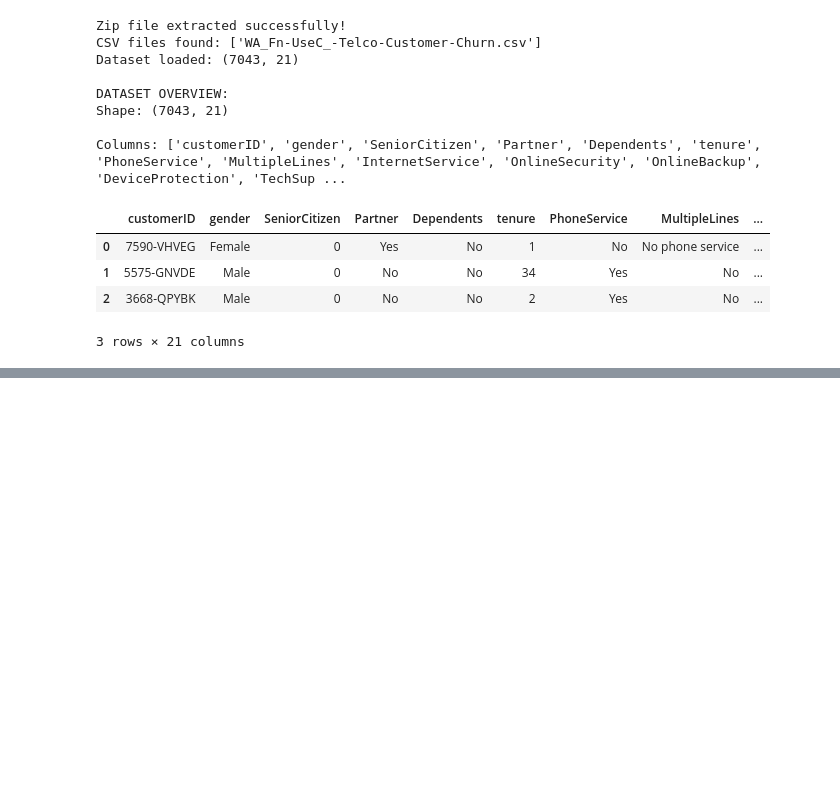
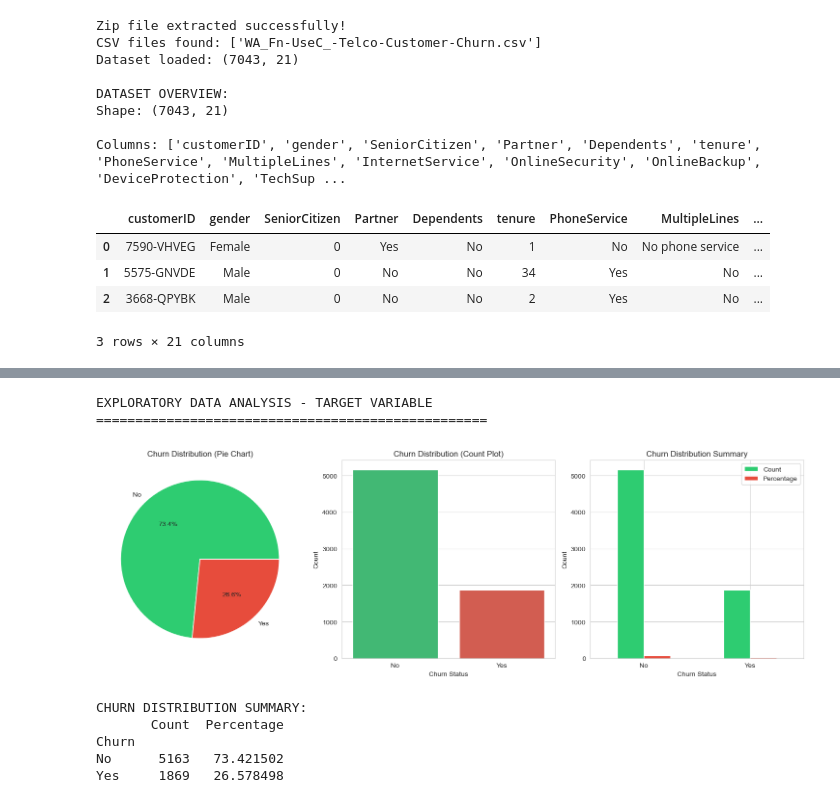
Before and after one commit to MariaImran2023/Telco-customer-churn, a Jupyter notebook: telco_churn_notebook.ipynb, the cells around one changed output, grey strips where cells are left out. Cells and saved outputs as stored; diff of their text form; code cells hidden in the pictures; blank space fills up the shorter version.

Commit message:
exploratory data analysis

```diff
--- a/telco_churn_notebook.ipynb
+++ b/telco_churn_notebook.ipynb
@@ -129,0 +207,46 @@ print(f"   - Sample values: {df['TotalCharges'].head(3).tolist()}")
+# %%
+print("EXPLORATORY DATA ANALYSIS - TARGET VARIABLE")
+print("=" * 50)
+
+plt.figure(figsize=(15, 5))
+
+plt.subplot(1, 3, 1)
+churn_counts = df_clean['Churn'].value_counts()
+churn_percentages = df_clean['Churn'].value_counts(normalize=True) * 100
+colors = ['#2ecc71', '#e74c3c']  # Green for No, Red for Yes
+
+plt.pie(churn_counts, labels=churn_counts.index, autopct='%1.1f%%', colors=colors)
+plt.title('Churn Distribution (Pie Chart)')
+
+plt.subplot(1, 3, 2)
+sns.countplot(data=df_clean, x='Churn', palette=colors)
+plt.title('Churn Distribution (Count Plot)')
+plt.xlabel('Churn Status')
+plt.ylabel('Count')
+
+plt.subplot(1, 3, 3)
+# summary table
+churn_summary = pd.DataFrame({
+    'Count': churn_counts,
+    'Percentage': churn_percentages
+})
+churn_summary.plot(kind='bar', ax=plt.gca(), color=colors)
+plt.title('Churn Distribution Summary')
+plt.xlabel('Churn Status')
+plt.ylabel('Count')
+plt.xticks(rotation=0)
+
+plt.tight_layout()
+plt.show()
+
+print("\nCHURN DISTRIBUTION SUMMARY:")
+print(churn_summary)
+# %% [output]
+EXPLORATORY DATA ANALYSIS - TARGET VARIABLE
+==================================================
+[figure, added]
+CHURN DISTRIBUTION SUMMARY:
+       Count  Percentage
+Churn
+No      5163   73.421502
+Yes     1869   26.578498
```
Also changed, not shown: parts of 2 cells of this notebook.
